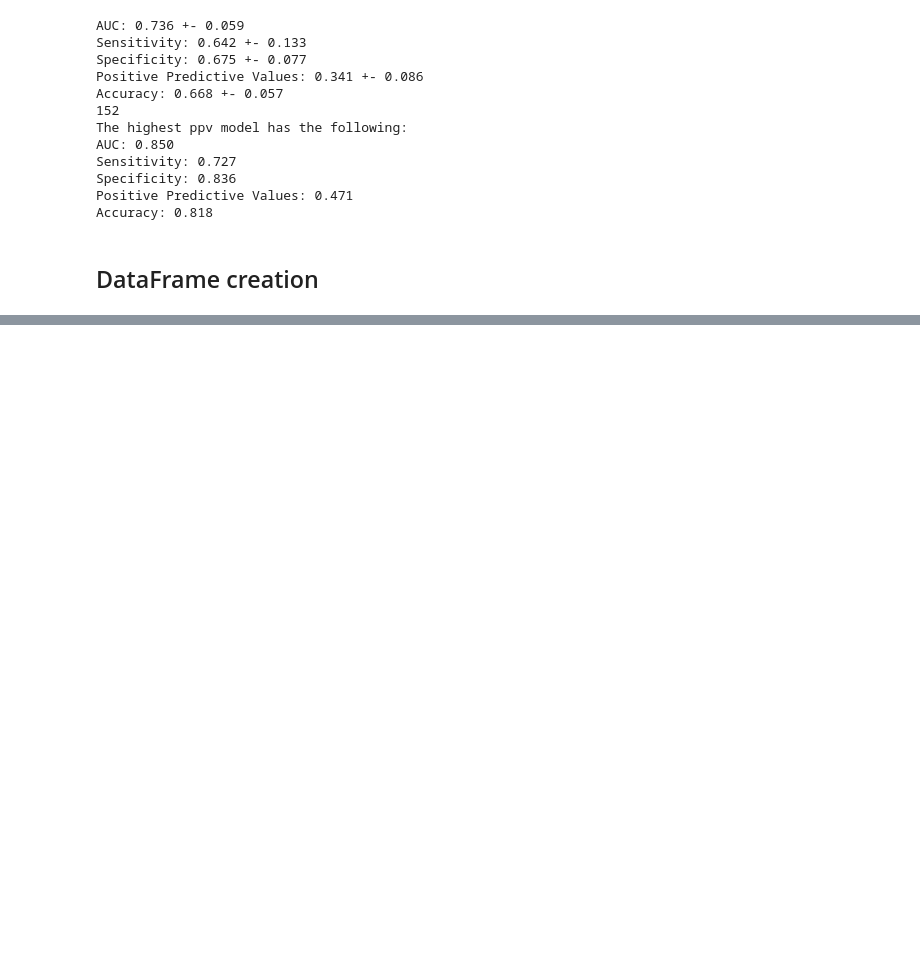
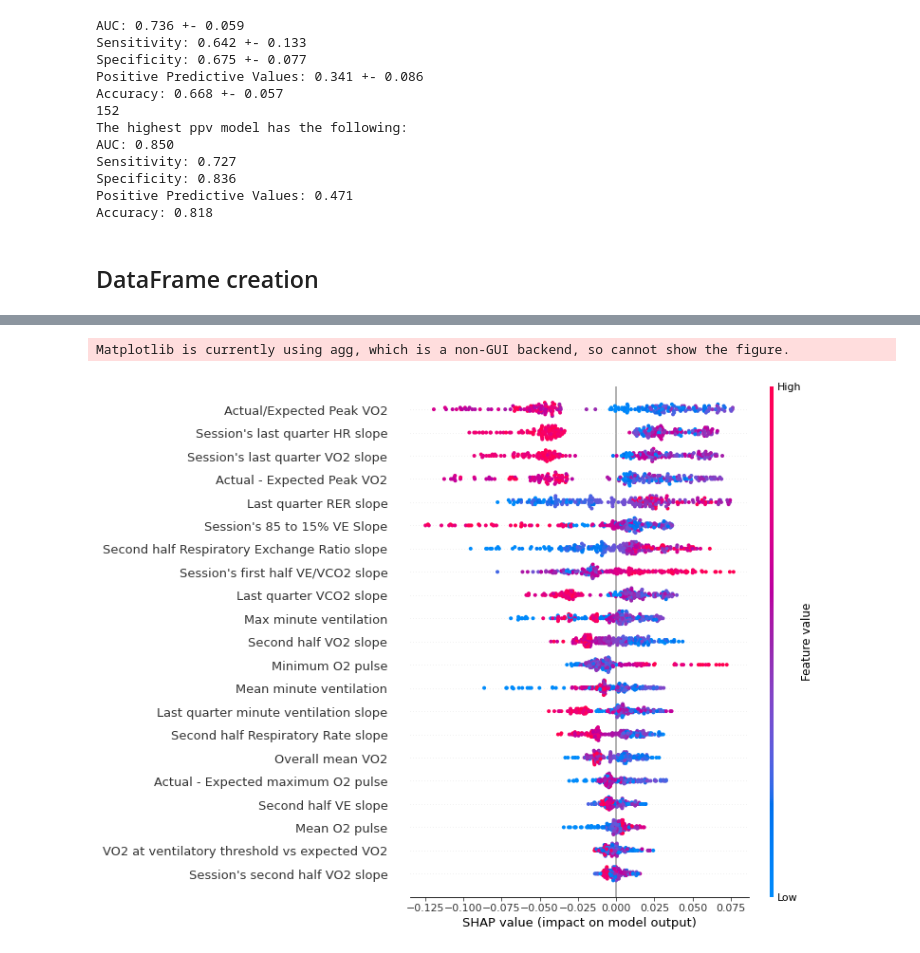
Before and after one commit to julioportellah/cpet-dashboard-backend, a Jupyter notebook: custom_shap/time_segemented_analysis.ipynb, the cells around one changed output, grey strips where cells are left out. Cells and saved outputs as stored; diff of their text form; code cells hidden in the pictures; blank space fills up the shorter version.

```diff
--- a/custom_shap/time_segemented_analysis.ipynb
+++ b/custom_shap/time_segemented_analysis.ipynb
@@ -143,30 +245,33 @@ def save_model(model, scaler, name):
 # %% [markdown]
 ## Working with the cardiac data
 # %%
-cardiac_data_100 = ['CardiacLim','DiffPercentPeakVO2', 'DiffPeakVO2','75_to_100_VO2Slope','75_to_100_HRSlope','MinO2Pulse',
-                      'PeakVE','VO2vsPeakVO2atVT','second_half_RRSlope','second_half_VO2Slope','75_to_100_VCO2Slope','MeanVE',
-                      'second_half_VESlope','O2PulseDiff','50_to_75_O2Slope',
-                        'O2PulsePercent','75_to_100_RERSlope','PeakRER','50_to_75_VO2Slope','PeakVO2Real']
-cardiac_data_90 = ['CardiacLim','DiffPercentPeakVO2','DiffPeakVO2','MinO2Pulse','second_half_VEVO2Slope',
+# rest_cardiac_data_100 = ['CardiacLim','DiffPercentPeakVO2', 'DiffPeakVO2','75_to_100_VO2Slope','75_to_100_HRSlope','MinO2Pulse',
+#                       'PeakVE','VO2vsPeakVO2atVT','second_half_RRSlope','second_half_VO2Slope','75_to_100_VCO2Slope','MeanVE',
+#                       'second_half_VESlope','O2PulseDiff','50_to_75_O2Slope',
+#                         'O2PulsePercent','75_to_100_RERSlope','PeakRER','50_to_75_VO2Slope','PeakVO2Real']
+rest_cardiac_data_100 = ['CardiacLim','DiffPercentPeakVO2','DiffPeakVO2','75_to_100_VO2Slope','MinO2Pulse','75_to_100_HRSlope','PeakVE','15_to_85_VESlope',
+                  '75_to_100_VCO2Slope', 'second_half_RRSlope','MeanVE','O2PulseDiff','second_half_VO2Slope','second_half_VESlope','75_to_100_RERSlope',
+                  'second_half_RERSlope','VO2vsPeakVO2atVT','75_to_100_VESlope','MeanVO2','MeanO2Pulse','second_half_VCO2Slope','first_half_VEVCO2Slope']
+rest_cardiac_data_90 = ['CardiacLim','DiffPercentPeakVO2','DiffPeakVO2','MinO2Pulse','second_half_VEVO2Slope',
                 '25_to_50_VCO2Slope','VO2vsPeakVO2atVT','PeakVE','15_to_85_VO2Slope','first_half_VEVCO2Slope',
                 '25_to_50_VO2Slope','MeanVO2','25_to_50_VESlope','PeakVO2Real','PeakVO2', '15_to_85_VESlope',
                    'second_half_RRSlope','PeakRER','second_half_VCO2Slope','O2PulsePercent','15_to_85_VCO2Slope',
                    '75_to_100_VESlope','MeanVE','first_half_VO2Slope','second_half_VESlope','first_half_VEVO2Slope',
                    '75_to_100_HRSlope','DiffPercentPeakHR','15_to_85_HRSlope']
-cardiac_data_80 = ['CardiacLim','DiffPercentPeakVO2','DiffPeakVO2','first_half_VEVCO2Slope','MinO2Pulse','15_to_85_VO2Slope',
+rest_cardiac_data_80 = ['CardiacLim','DiffPercentPeakVO2','DiffPeakVO2','first_half_VEVCO2Slope','MinO2Pulse','15_to_85_VO2Slope',
                    '25_to_50_VEVCO2Slope','MeanVO2','PeakVO2Real','PeakVO2','MeanHeartRate','first_half_VO2Slope',
                   'first_half_VEVO2Slope','O2PulsePercent','StdHeartRate','second_half_VEVO2Slope','75_to_100_RRSlope',
                   'DiffPeakHR','PredictedMaxHR']
-cardiac_data_70 = ['CardiacLim','DiffPercentPeakVO2','15_to_85_VO2Slope','PeakVO2Real','DiffPeakVO2','MinO2Pulse','PeakVO2',
+rest_cardiac_data_70 = ['CardiacLim','DiffPercentPeakVO2','15_to_85_VO2Slope','PeakVO2Real','DiffPeakVO2','MinO2Pulse','PeakVO2',
                    'first_half_VEVCO2Slope','MeanVO2','15_to_85_VCO2Slope','PeakVCO2','StdO2Pulse','PredictedMaxHR',
                    '15_to_85_VESlope','MeanVCO2']
-cardiac_data_60 = ['CardiacLim','50_to_75_VO2Slope','50_to_75_VCO2Slope','DiffPercentPeakVO2','15_to_85_VO2Slope','StdO2Pulse',
+rest_cardiac_data_60 = ['CardiacLim','50_to_75_VO2Slope','50_to_75_VCO2Slope','DiffPercentPeakVO2','15_to_85_VO2Slope','StdO2Pulse',
                   '50_to_75_VESlope','first_half_VEVCO2Slope','PeakVO2','MinO2Pulse','PeakVO2Real','O2PulsePercent',
                   'MeanVO2','StdHeartRate','LowestVE/VCO2','VEvsVCO2Slope','50_to_75_HRSlope',
                   '15_to_85_VEVO2Slope']
-cardiac_data_50 = ['CardiacLim','StdO2Pulse','15_to_85_VEVCO2Slope','DiffPercentPeakVO2','second_half_VCO2Slope',
+rest_cardiac_data_50 = ['CardiacLim','StdO2Pulse','15_to_85_VEVCO2Slope','DiffPercentPeakVO2','second_half_VCO2Slope',
                 'MeanVE/VCO2','second_half_VO2Slope','second_half_VESlope','PeakVO2Real','MinO2Pulse','PeakVO2','O2PulseDiff',
                 'StdHeartRate','15_to_85_VEVO2Slope','VEvsVCO2Slope','second_half_HRSlope']
-cardiac_data_40 = ['CardiacLim','StdO2Pulse','DiffPercentPeakVO2','second_half_VEVCO2Slope','MinO2Pulse','O2PulseDiff',
+rest_cardiac_data_40 = ['CardiacLim','StdO2Pulse','DiffPercentPeakVO2','second_half_VEVCO2Slope','MinO2Pulse','O2PulseDiff',
                    'PeakVO2','PeakVO2Real','O2PulsePercent','VEvsVCO2Slope','MaxO2Pulse','LowestVE/VCO2','MeanVE/VCO2',
                   'second_half_VEVO2Slope','second_half_HRSlope','second_half_VCO2Slope','PeakVCO2','StdVE/VCO2']
@@ -659,0 +1244,3 @@ save_model(clf_other_40, scaler_40_other, 'clf_other_40')
+# %%
+col_translated = [cardiac_feature_dict[elem] for elem in rest_cardiac_data_100[1:]]
+col_translated
@@ -659,0 +1424,4 @@ save_model(clf_other_40, scaler_40_other, 'clf_other_40')
+# %%
+X_scaled = r_scaler_100_cardiac.transform(rest_data_df_100[rest_cardiac_data_100[1:]])
+explainer = shap.TreeExplainer(r_clf_cardiac, data=X_scaled,check_additivity=False)
+shap_values = explainer.shap_values(X_scaled)
@@ -659,0 +1430,6 @@ save_model(clf_other_40, scaler_40_other, 'clf_other_40')
+# %%
+#shap.summary_plot(shap_values[1], X_scaled,feature_names=col_translated, plot_type='dot', max_display=data_df_100.shape[1])
+shap.summary_plot(shap_values[1], X_scaled,feature_names=col_translated, plot_type='dot', max_display=data_df_100.shape[1])
+# %% [output]
+Matplotlib is currently using agg, which is a non-GUI backend, so cannot show the figure.
+[figure, added]
```
Also changed, not shown: parts of 125 cells of this notebook, 36 other files.
